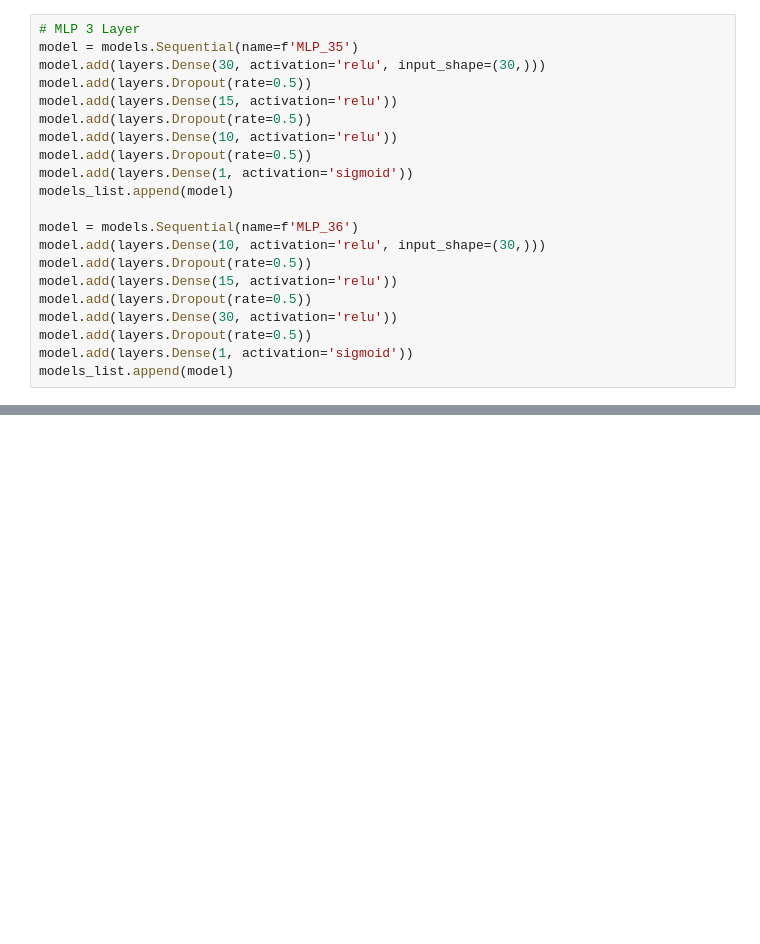
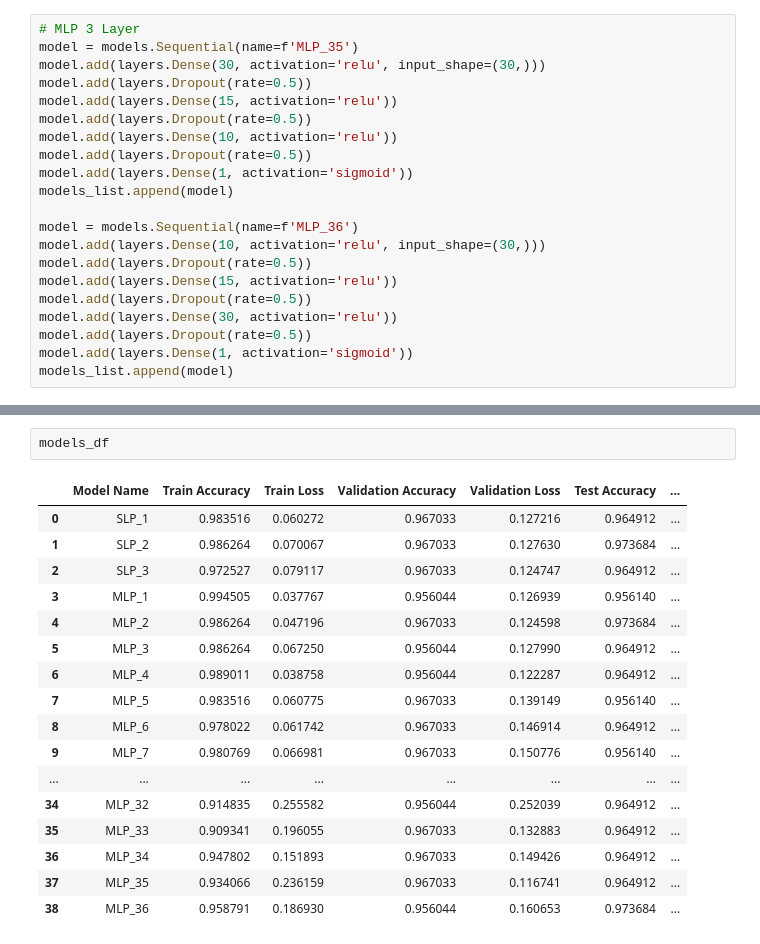
Before and after one commit to Team-AY/Breast-Cancer-Prediction, a Jupyter notebook: Research_process.ipynb, the cells around one changed output, grey strips where cells are left out. Cells and saved outputs as stored; diff of their text form; blank space fills up the shorter version.

```diff
--- a/Research_process.ipynb
+++ b/Research_process.ipynb
@@ -470,0 +598,20 @@ for model in models_list:
+# %%
+models_df
+# %% [output]
+|  | Model Name | Train Accuracy | Train Loss | Validation Accuracy | Validation Loss | Test Accuracy | ... |
+| 0 | SLP_1 | 0.983516 | 0.060272 | 0.967033 | 0.127216 | 0.964912 | ... |
+| 1 | SLP_2 | 0.986264 | 0.070067 | 0.967033 | 0.127630 | 0.973684 | ... |
+| 2 | SLP_3 | 0.972527 | 0.079117 | 0.967033 | 0.124747 | 0.964912 | ... |
+| 3 | MLP_1 | 0.994505 | 0.037767 | 0.956044 | 0.126939 | 0.956140 | ... |
+| 4 | MLP_2 | 0.986264 | 0.047196 | 0.967033 | 0.124598 | 0.973684 | ... |
+| 5 | MLP_3 | 0.986264 | 0.067250 | 0.956044 | 0.127990 | 0.964912 | ... |
+| 6 | MLP_4 | 0.989011 | 0.038758 | 0.956044 | 0.122287 | 0.964912 | ... |
+| 7 | MLP_5 | 0.983516 | 0.060775 | 0.967033 | 0.139149 | 0.956140 | ... |
+| 8 | MLP_6 | 0.978022 | 0.061742 | 0.967033 | 0.146914 | 0.964912 | ... |
+| 9 | MLP_7 | 0.980769 | 0.066981 | 0.967033 | 0.150776 | 0.956140 | ... |
+| ... | ... | ... | ... | ... | ... | ... | ... |
+| 34 | MLP_32 | 0.914835 | 0.255582 | 0.956044 | 0.252039 | 0.964912 | ... |
+| 35 | MLP_33 | 0.909341 | 0.196055 | 0.967033 | 0.132883 | 0.964912 | ... |
+| 36 | MLP_34 | 0.947802 | 0.151893 | 0.967033 | 0.149426 | 0.964912 | ... |
+| 37 | MLP_35 | 0.934066 | 0.236159 | 0.967033 | 0.116741 | 0.964912 | ... |
+| 38 | MLP_36 | 0.958791 | 0.186930 | 0.956044 | 0.160653 | 0.973684 | ... |
```
Also changed, not shown: parts of 11 cells of this notebook.
